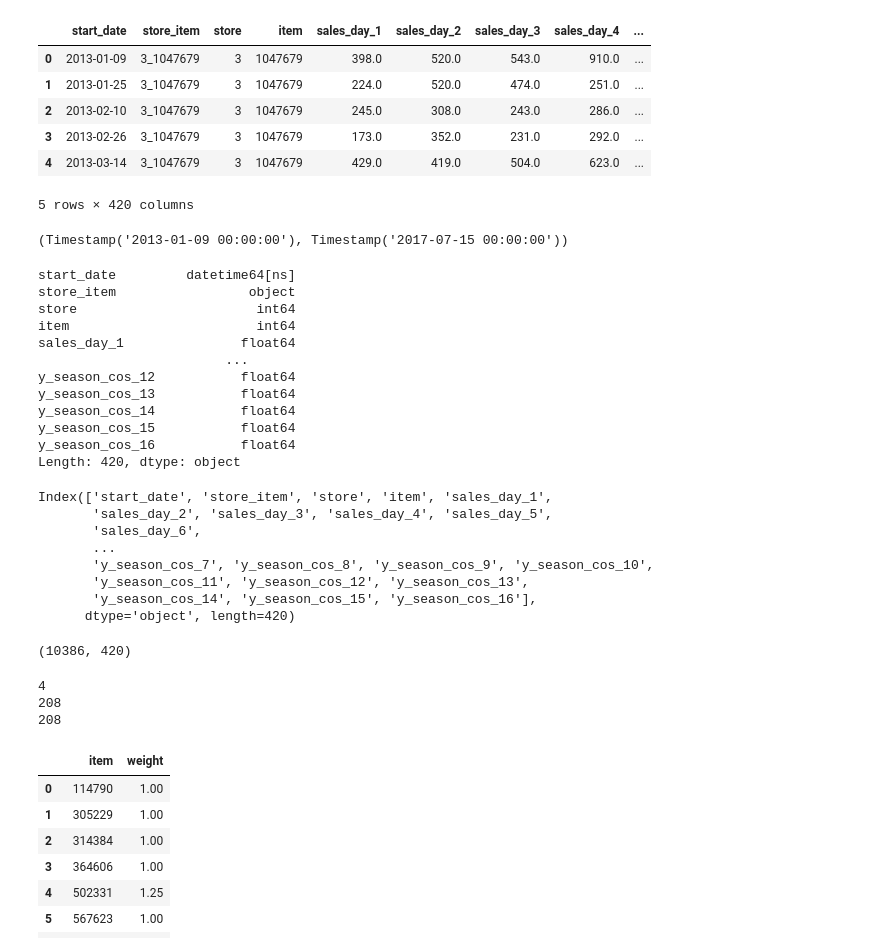
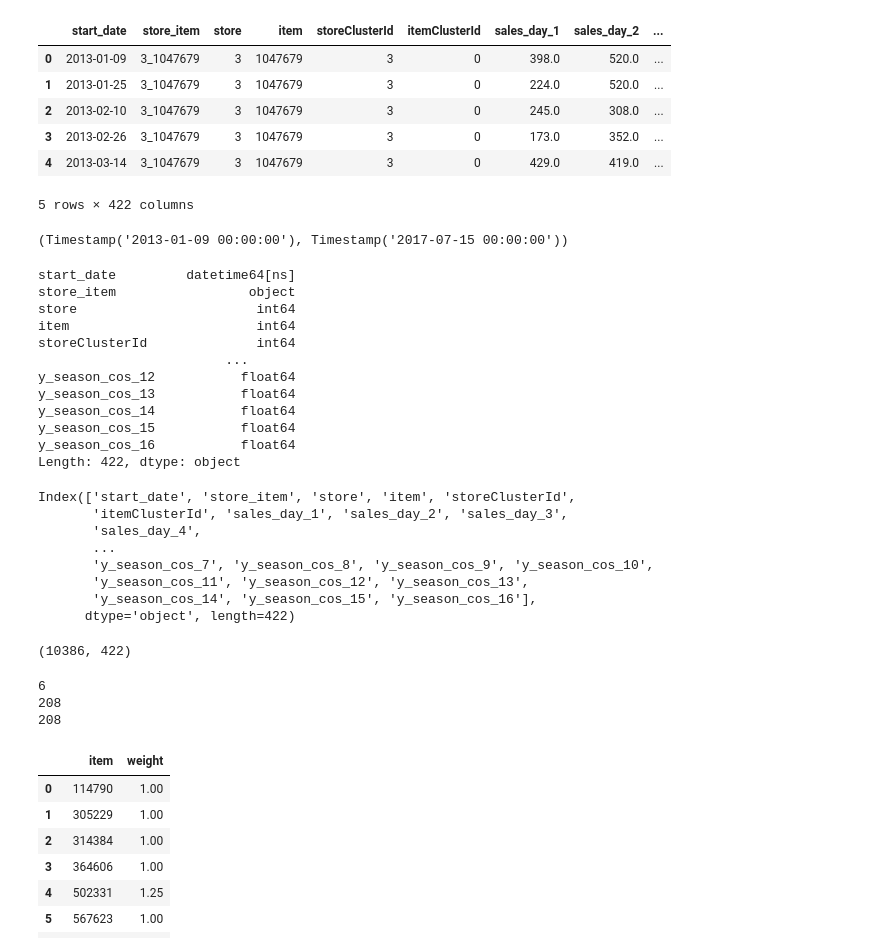
Before and after one commit to ygrepo/kaggle_favorita_grocery_sales_forecasting, a Jupyter notebook: notebook/training.ipynb, the cells around one changed output. Cells and saved outputs as stored; diff of their text form; code cells hidden in the pictures.

```diff
--- a/notebook/training.ipynb
+++ b/notebook/training.ipynb
@@ -24,15 +21,15 @@ today_str
 # %%
 # load
-df = pd.read_excel("../output/data/20250607_train_top_10_store_10_item_sales_cyclical_features_16_days_X_y.xlsx")
+df = pd.read_excel("../output/data/20250611_train_top_10_store_10_item_sales_cyclical_features_16_days_X_y.xlsx")
 df.head()
 # %% [output]
-|  | start_date | store_item | store | item | sales_day_1 | sales_day_2 | sales_day_3 | sales_day_4 | ... |
-| 0 | 2013-01-09 | 3_1047679 | 3 | 1047679 | 398.0 | 520.0 | 543.0 | 910.0 | ... |
-| 1 | 2013-01-25 | 3_1047679 | 3 | 1047679 | 224.0 | 520.0 | 474.0 | 251.0 | ... |
-| 2 | 2013-02-10 | 3_1047679 | 3 | 1047679 | 245.0 | 308.0 | 243.0 | 286.0 | ... |
-| 3 | 2013-02-26 | 3_1047679 | 3 | 1047679 | 173.0 | 352.0 | 231.0 | 292.0 | ... |
-| 4 | 2013-03-14 | 3_1047679 | 3 | 1047679 | 429.0 | 419.0 | 504.0 | 623.0 | ... |
+|  | start_date | store_item | store | item | storeClusterId | itemClusterId | sales_day_1 | sales_day_2 | ... |
+| 0 | 2013-01-09 | 3_1047679 | 3 | 1047679 | 3 | 0 | 398.0 | 520.0 | ... |
+| 1 | 2013-01-25 | 3_1047679 | 3 | 1047679 | 3 | 0 | 224.0 | 520.0 | ... |
+| 2 | 2013-02-10 | 3_1047679 | 3 | 1047679 | 3 | 0 | 245.0 | 308.0 | ... |
+| 3 | 2013-02-26 | 3_1047679 | 3 | 1047679 | 3 | 0 | 173.0 | 352.0 | ... |
+| 4 | 2013-03-14 | 3_1047679 | 3 | 1047679 | 3 | 0 | 429.0 | 419.0 | ... |
-5 rows × 420 columns
+5 rows × 422 columns
 # %%
 df["start_date"].min(), df["start_date"].max()
 # %% [output]
@@ -44,29 +41,29 @@ start_date         datetime64[ns]
 store_item                 object
 store                       int64
 item                        int64
-sales_day_1               float64
+storeClusterId              int64
                         ...
 y_season_cos_12           float64
 y_season_cos_13           float64
 y_season_cos_14           float64
 y_season_cos_15           float64
 y_season_cos_16           float64
-Length: 420, dtype: object
+Length: 422, dtype: object
 # %%
 df.columns
 # %% [output]
-Index(['start_date', 'store_item', 'store', 'item', 'sales_day_1',
-       'sales_day_2', 'sales_day_3', 'sales_day_4', 'sales_day_5',
-       'sales_day_6',
+Index(['start_date', 'store_item', 'store', 'item', 'storeClusterId',
+       'itemClusterId', 'sales_day_1', 'sales_day_2', 'sales_day_3',
+       'sales_day_4',
        ...
        'y_season_cos_7', 'y_season_cos_8', 'y_season_cos_9', 'y_season_cos_10',
        'y_season_cos_11', 'y_season_cos_12', 'y_season_cos_13',
        'y_season_cos_14', 'y_season_cos_15', 'y_season_cos_16'],
-      dtype='object', length=420)
+      dtype='object', length=422)
 # %%
 df.shape
 # %% [output]
-(10386, 420)
+(10386, 422)
 # %%
 window_size = 16
 meta_cols,\
@@ -82,7 +79,7 @@ print(len(x_feature_cols))
 print(len(label_cols))
 assert df.columns.to_list() == meta_cols + x_feature_cols + label_cols
 # %% [output]
-4
+6
 208
 208
 # %%
```
Also changed, not shown: parts of 10 cells of this notebook, 4 other files.
